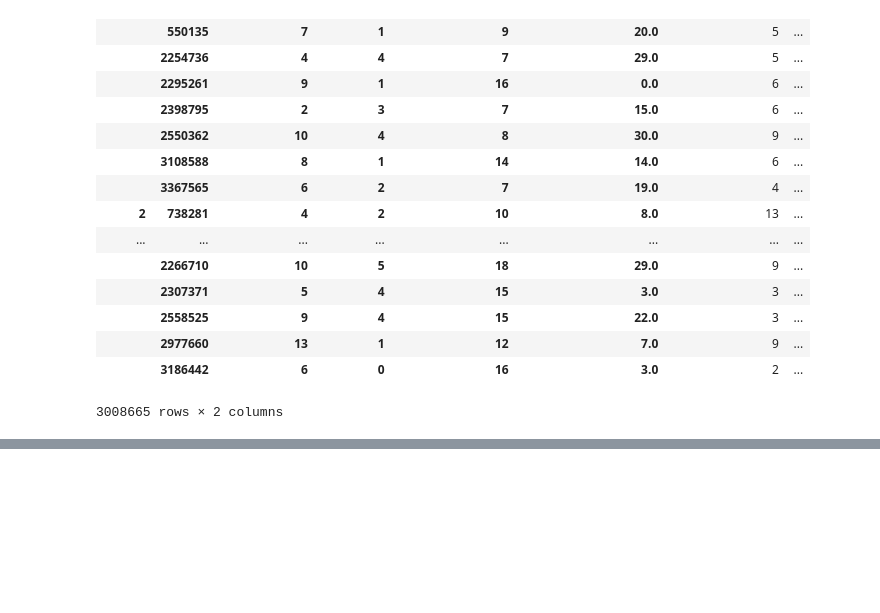
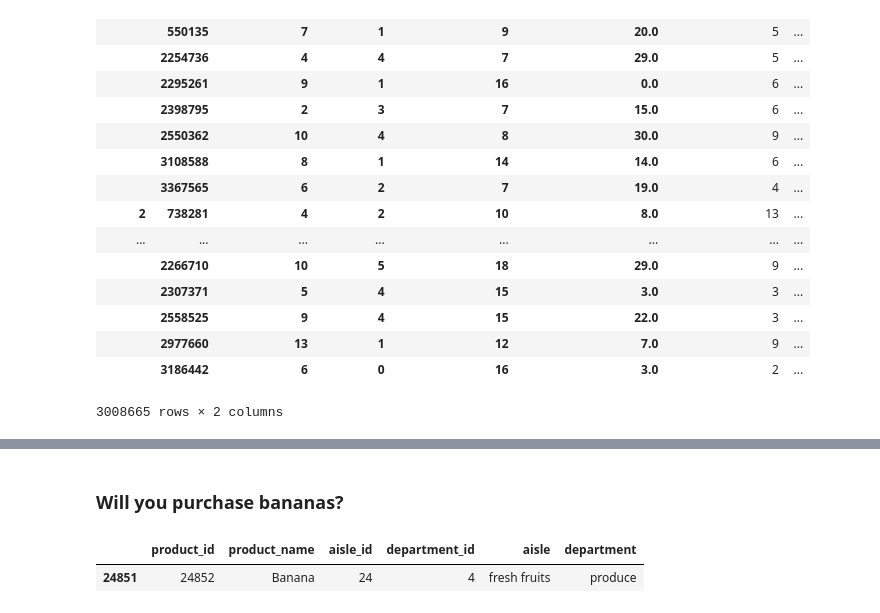
Before and after one commit to matt-negrin/instacart, a Jupyter notebook: scratch.ipynb, the cells around one changed output, grey strips where cells are left out. Drawn from its saved outputs; the diff is of its cells as text; code cells hidden in the pictures; blank space fills up the shorter version.

```diff
--- a/scratch.ipynb
+++ b/scratch.ipynb
@@ -308,0 +301,7 @@ NameError: global name 'product_names' is not defined
+# %% [markdown]
+### Will you purchase bananas?
+# %%
+new_products[new_products['product_name']=='Banana']
+# %% [output]
+|  | product_id | product_name | aisle_id | department_id | aisle | department |
+| 24851 | 24852 | Banana | 24 | 4 | fresh fruits | produce |
```
Also changed, not shown: parts of 17 cells of this notebook.
